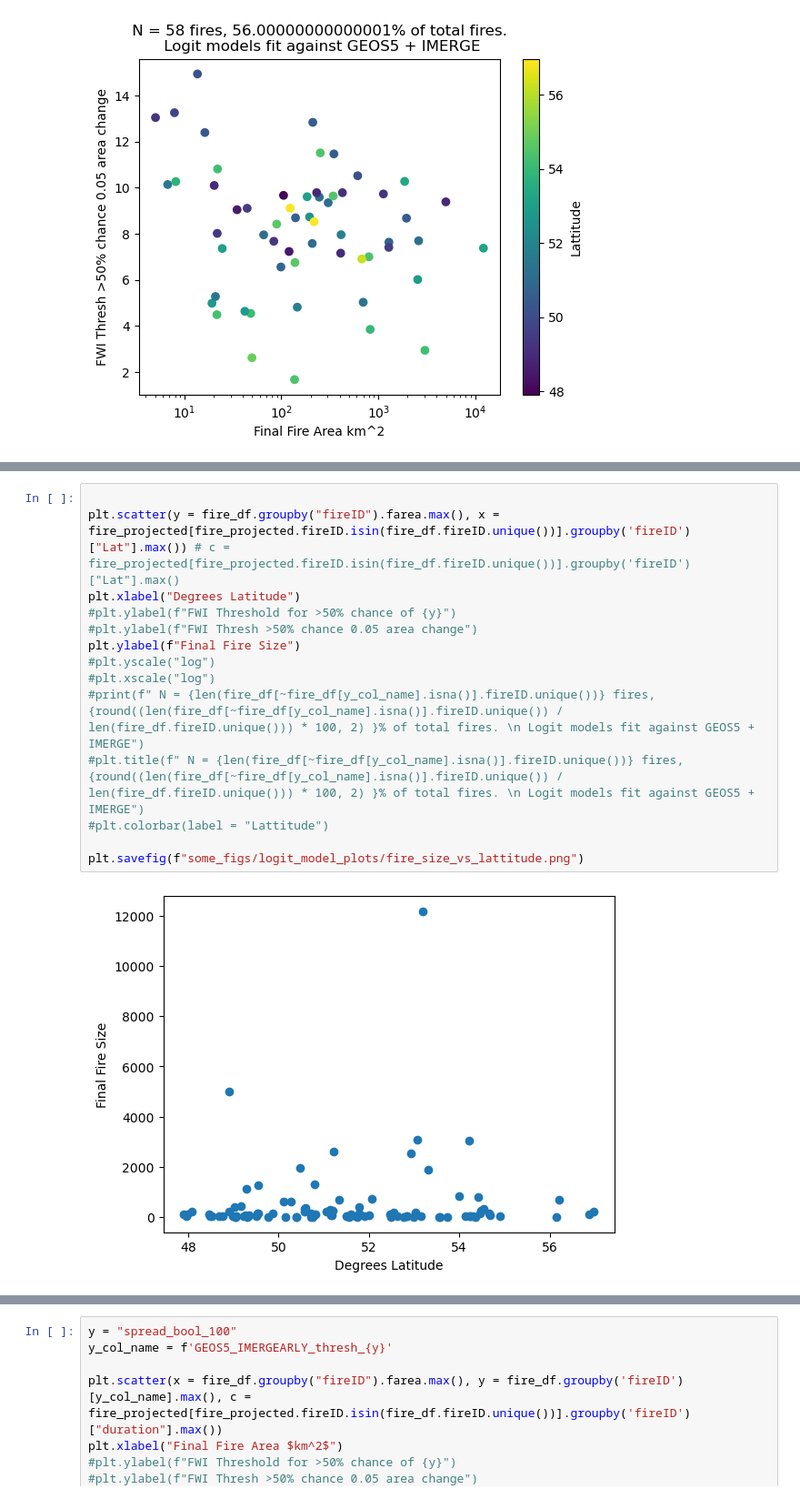
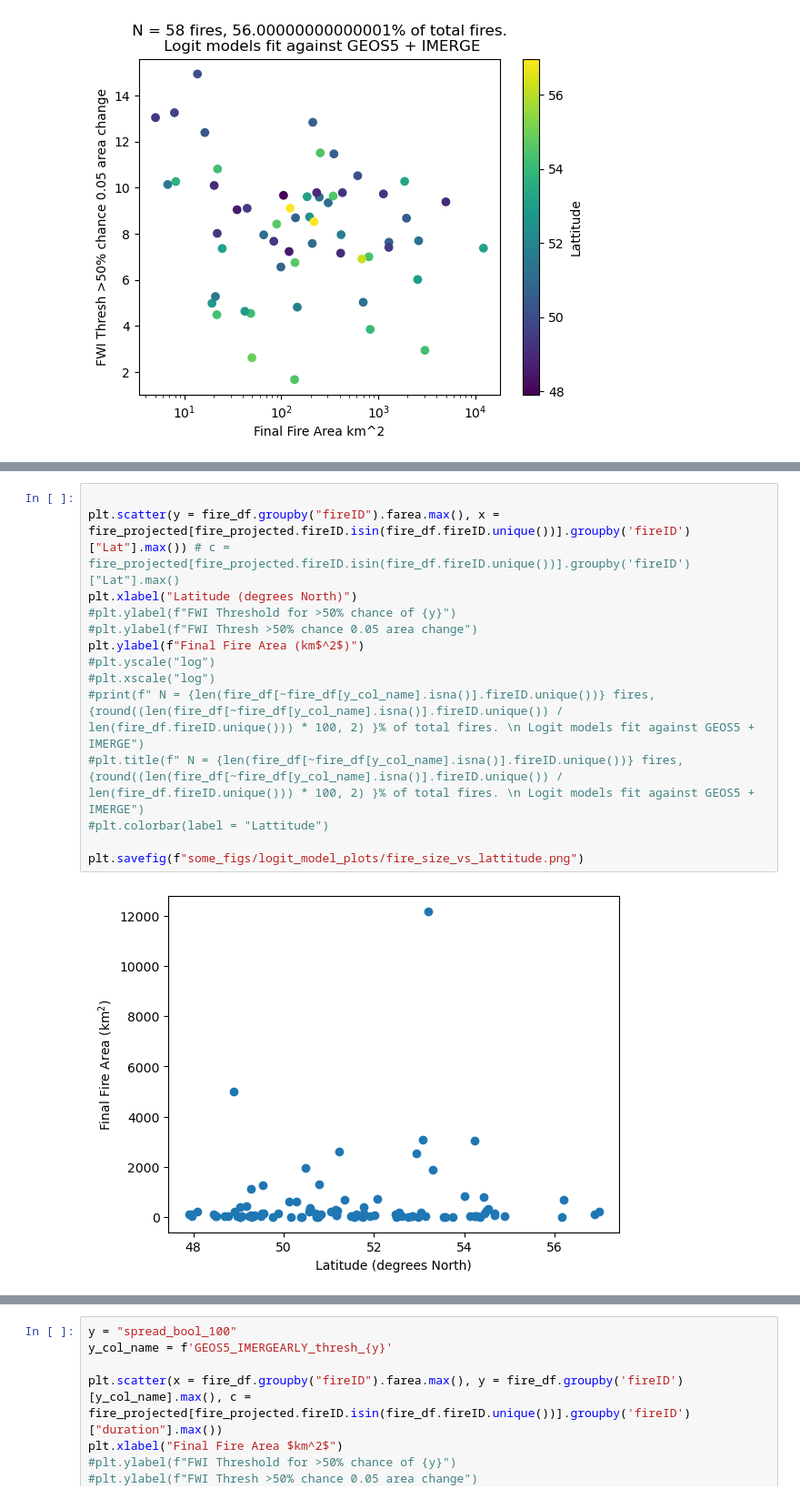
Before and after one commit to mccabete/fwiVis, a Jupyter notebook: notebooks/Logit_models.ipynb, the cells around one changed output, grey strips where cells are left out. Shown at 91% size. Cells and saved outputs as stored; diff of their text form.

```diff
--- a/notebooks/Logit_models.ipynb
+++ b/notebooks/Logit_models.ipynb
@@ -1048,19 +1045,19 @@ plt.savefig(f"some_figs/logit_model_plots/Threshholds_vs_fire_size_lattitude.png
 # %%
 
 plt.scatter(y = fire_df.groupby("fireID").farea.max(), x = fire_projected[fire_projected.fireID.isin(fire_df.fireID.unique())].groupby('fireID')["Lat"].max()) # c = fire_projected[fire_projected.fireID.isin(fire_df.fireID.unique())].groupby('fireID')["Lat"].max()
-plt.xlabel("Degrees Latitude")
+plt.xlabel("Latitude (degrees North)")
 #plt.ylabel(f"FWI Threshold for >50% chance of {y}")
 #plt.ylabel(f"FWI Thresh >50% chance 0.05 area change")
-plt.ylabel(f"Final Fire Size")
+plt.ylabel(f"Final Fire Area (km$^2$)")
 #plt.yscale("log")
 #plt.xscale("log")
 #print(f" N = {len(fire_df[~fire_df[y_col_name].isna()].fireID.unique())} fires, {round((len(fire_df[~fire_df[y_col_name].isna()].fireID.unique()) / len(fire_df.fireID.unique())) * 100, 2) }% of total fires. \n Logit models fit against GEOS5 + IMERGE")
 #plt.title(f" N = {len(fire_df[~fire_df[y_col_name].isna()].fireID.unique())} fires, {round((len(fire_df[~fire_df[y_col_name].isna()].fireID.unique()) / len(fire_df.fireID.unique())) * 100, 2) }% of total fires. \n Logit models fit against GEOS5 + IMERGE")
 #plt.colorbar(label = "Lattitude")
 
 plt.savefig(f"some_figs/logit_model_plots/fire_size_vs_lattitude.png")
 # %% [output]
-[figure, old version]
+[figure, new version]
 # %%
 y = "spread_bool_100"
 y_col_name = f'GEOS5_IMERGEARLY_thresh_{y}'
```
Also changed, not shown: parts of 24 cells of this notebook, 5 other files.
